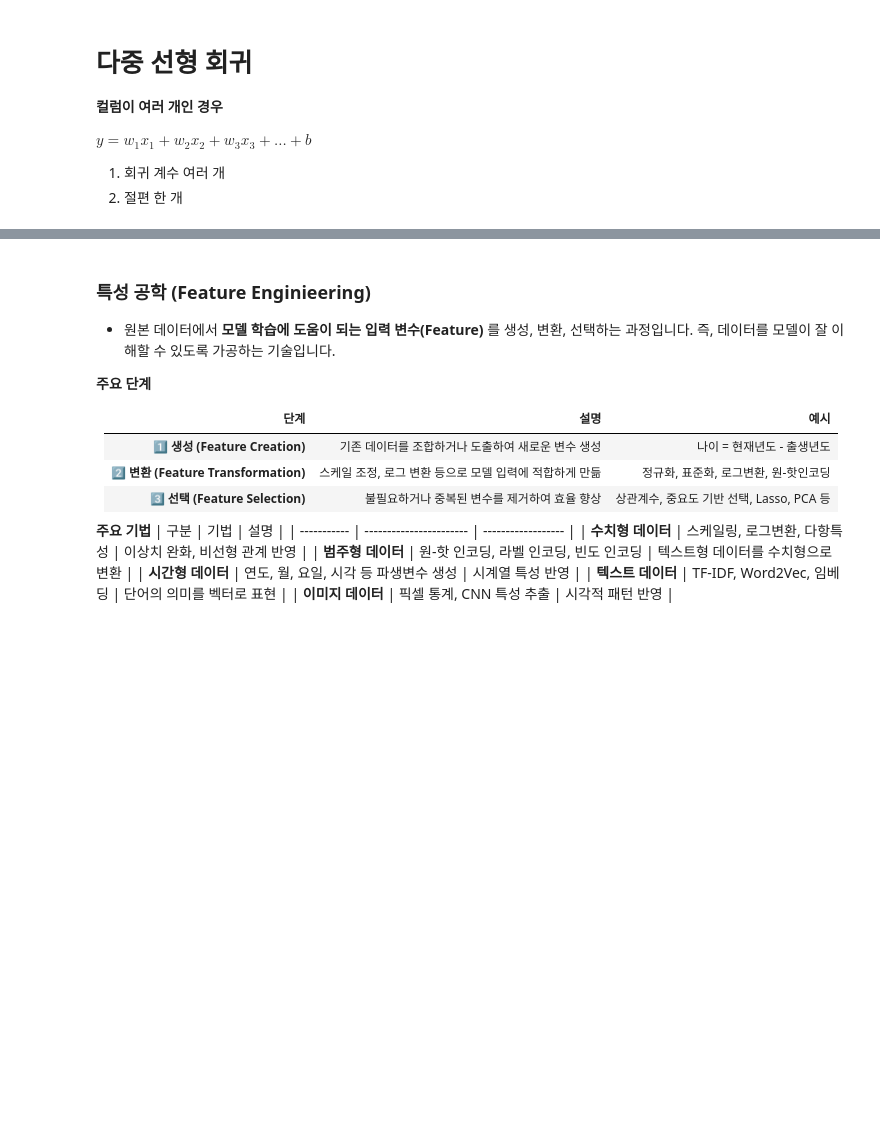
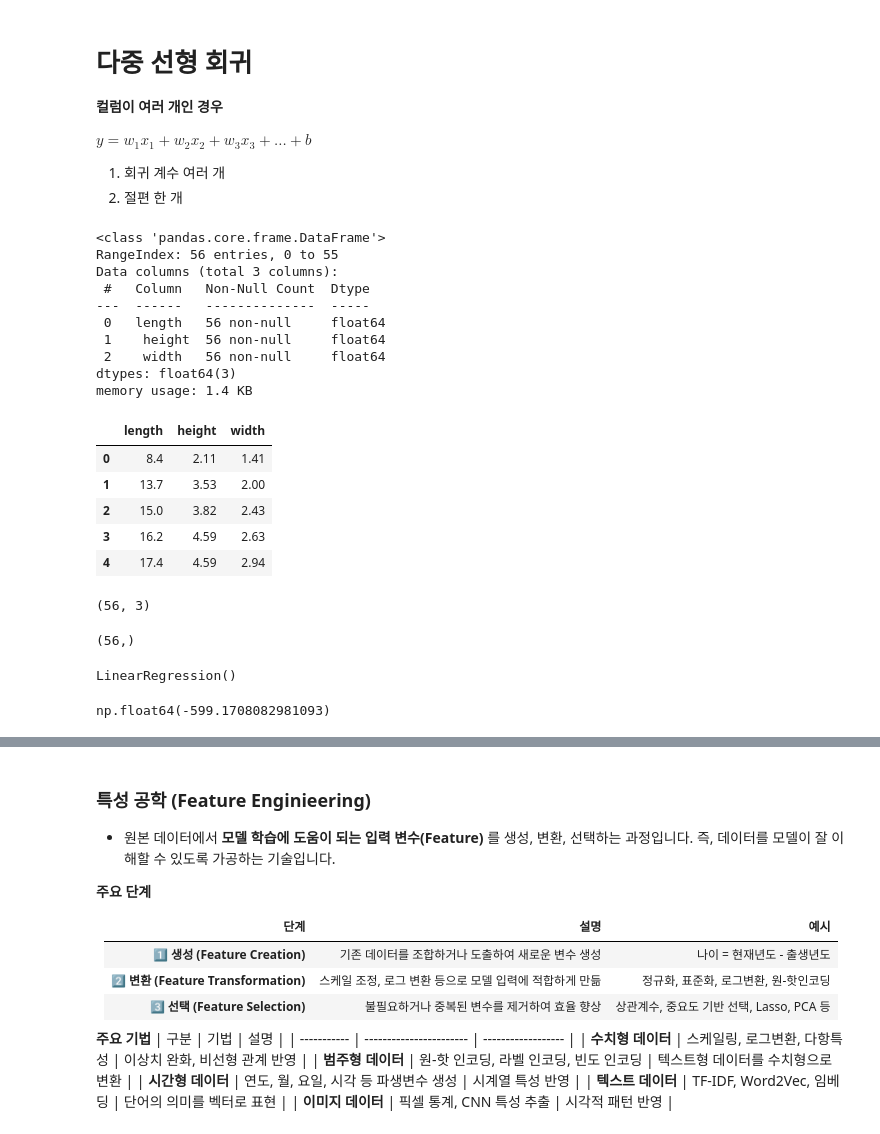
Before and after one commit to Ohgiraffers-bear/WIA-Lecture-Source, a Jupyter notebook: 05_Machine-Learning/04_Machine-Learning-main/02_machine-learning/01_regression.ipynb, the cells around one changed output, grey strips where cells are left out. Cells and saved outputs as stored; diff of their text form; code cells hidden in the pictures; blank space fills up the shorter version.

```diff
--- a/05_Machine-Learning/04_Machine-Learning-main/02_machine-learning/01_regression.ipynb
+++ b/05_Machine-Learning/04_Machine-Learning-main/02_machine-learning/01_regression.ipynb
@@ -260,3 +260,35 @@ $ y = w_1x_1 + w_2x_2 + w_3x_3 + ... + b $
 
 1. 회귀 계수 여러 개
 2. 절편 한 개
+# %%
+perch_df = pd.read_csv('data/perch_full.csv')
+perch_df.info()
+perch_df.head()
+# %% [output]
+<class 'pandas.core.frame.DataFrame'>
+RangeIndex: 56 entries, 0 to 55
+Data columns (total 3 columns):
+ #   Column   Non-Null Count  Dtype
+---  ------   --------------  -----
+ 0   length   56 non-null     float64
+ 1    height  56 non-null     float64
+ 2    width   56 non-null     float64
+dtypes: float64(3)
+memory usage: 1.4 KB
+|  | length | height | width |
+| 0 | 8.4 | 2.11 | 1.41 |
+| 1 | 13.7 | 3.53 | 2.00 |
+| 2 | 15.0 | 3.82 | 2.43 |
+| 3 | 16.2 | 4.59 | 2.63 |
+| 4 | 17.4 | 4.59 | 2.94 |
+# %%
+# 학습
+perch_full = perch_df.to_numpy()
+perch_full.shape
+# %% [output]
+(56, 3)
+# %%
+# 라벨(정답)
+perch_weight.shape
+# %% [output]
+(56,)
@@ -262,0 +299,9 @@ $ y = w_1x_1 + w_2x_2 + w_3x_3 + ... + b $
+# %%
+lr = LinearRegression() # 초기화
+lr.fit(train_input, train_label)
+# %% [output]
+LinearRegression()
+# %%
+lr.intercept_
+# %% [output]
+np.float64(-599.1708082981093)
```
Also changed, not shown: parts of 5 cells of this notebook.
